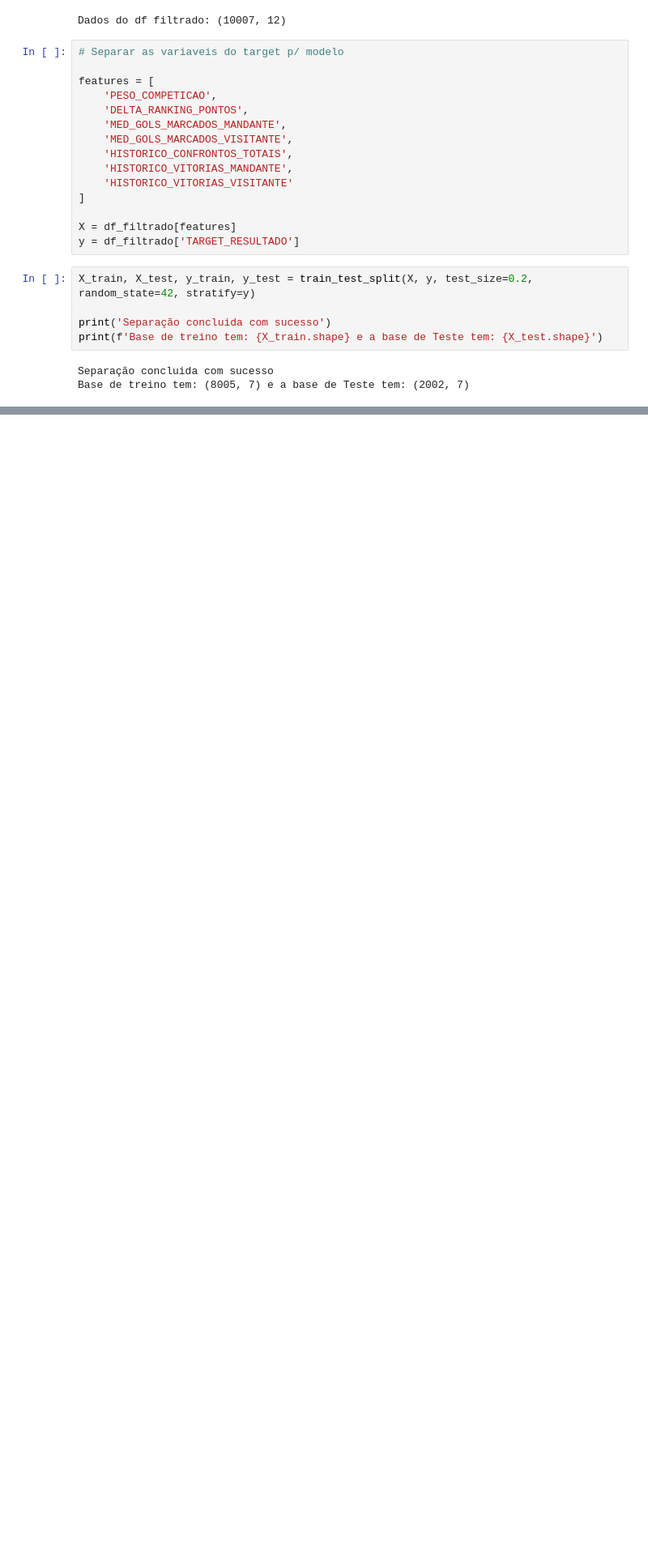
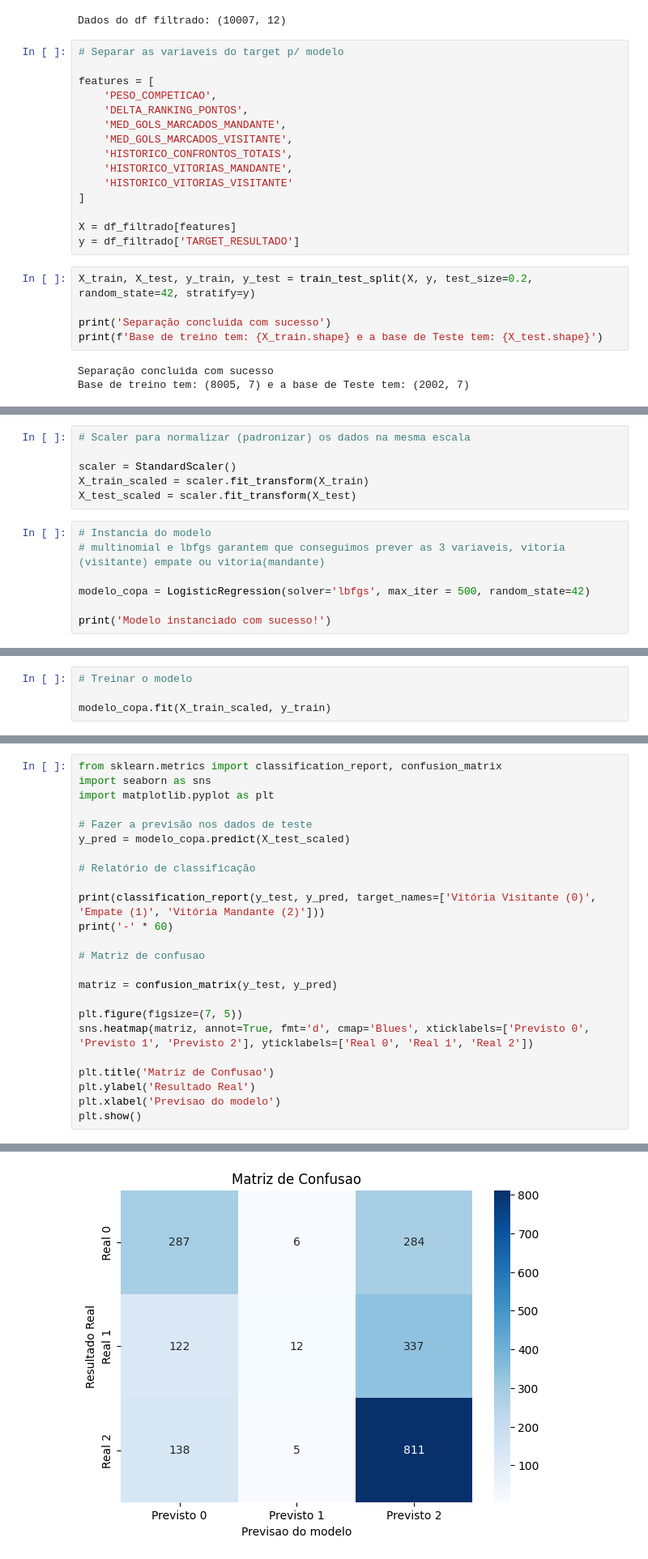
Before and after one commit to FelipeSousaDev/copa-2026-simulador-preditivo, a Jupyter notebook: notebooks_python/01_treinamento_modelo.ipynb, the cells around one changed output, grey strips where cells are left out. Shown at 81% size. Drawn from its saved outputs; the diff is of its cells as text; blank space fills up the shorter version.

Commit message:
feat: concluida sprint 3 com treinamento, avaliacao e salvamento do modelo

```diff
--- a/notebooks_python/01_treinamento_modelo.ipynb
+++ b/notebooks_python/01_treinamento_modelo.ipynb
@@ -61,0 +86,13 @@ Base de treino tem: (8005, 7) e a base de Teste tem: (2002, 7)
+# %%
+# Scaler para normalizar (padronizar) os dados na mesma escala
+
+scaler = StandardScaler()
+X_train_scaled = scaler.fit_transform(X_train)
+X_test_scaled = scaler.fit_transform(X_test)
+# %%
+# Instancia do modelo
+# multinomial e lbfgs garantem que conseguimos prever as 3 variaveis, vitoria (visitante) empate ou vitoria(mandante)
+
+modelo_copa = LogisticRegression(solver='lbfgs', max_iter = 500, random_state=42)
+
+print('Modelo instanciado com sucesso!')
@@ -61,0 +112,4 @@ Base de treino tem: (8005, 7) e a base de Teste tem: (2002, 7)
+# %%
+# Treinar o modelo
+
+modelo_copa.fit(X_train_scaled, y_train)
@@ -61,0 +118,25 @@ Base de treino tem: (8005, 7) e a base de Teste tem: (2002, 7)
+# %%
+from sklearn.metrics import classification_report, confusion_matrix
+import seaborn as sns
+import matplotlib.pyplot as plt
+
+# Fazer a previsão nos dados de teste
+y_pred = modelo_copa.predict(X_test_scaled)
+
+# Relatório de classificação
+
+print(classification_report(y_test, y_pred, target_names=['Vitória Visitante (0)', 'Empate (1)', 'Vitória Mandante (2)']))
+print('-' * 60)
+
+# Matriz de confusao
+
+matriz = confusion_matrix(y_test, y_pred)
+
+plt.figure(figsize=(7, 5))
+sns.heatmap(matriz, annot=True, fmt='d', cmap='Blues', xticklabels=['Previsto 0', 'Previsto 1', 'Previsto 2'], yticklabels=['Real 0', 'Real 1', 'Real 2'])
+
+plt.title('Matriz de Confusao')
+plt.ylabel('Resultado Real')
+plt.xlabel('Previsao do modelo')
+plt.show()
+# %% [output]
@@ -61,0 +154 @@ Base de treino tem: (8005, 7) e a base de Teste tem: (2002, 7)
+[figure, added]
```
Also changed, not shown: parts of 8 cells of this notebook.
